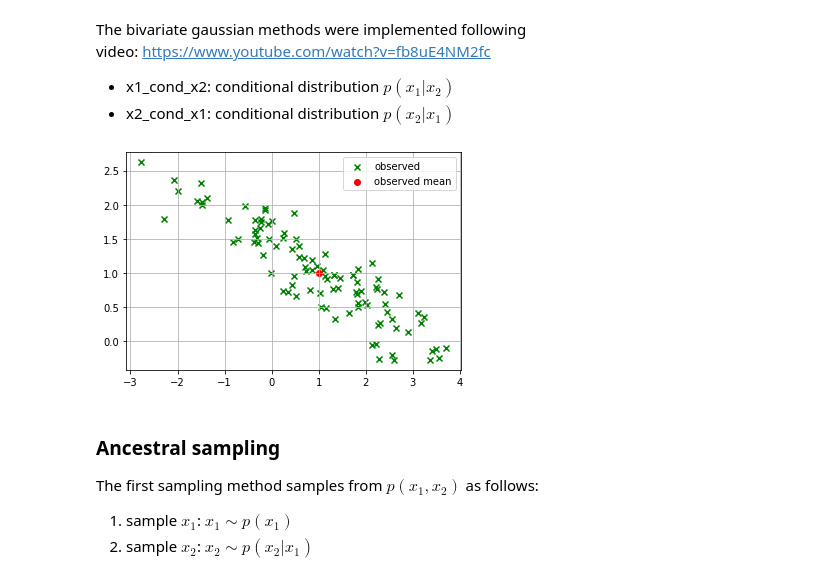
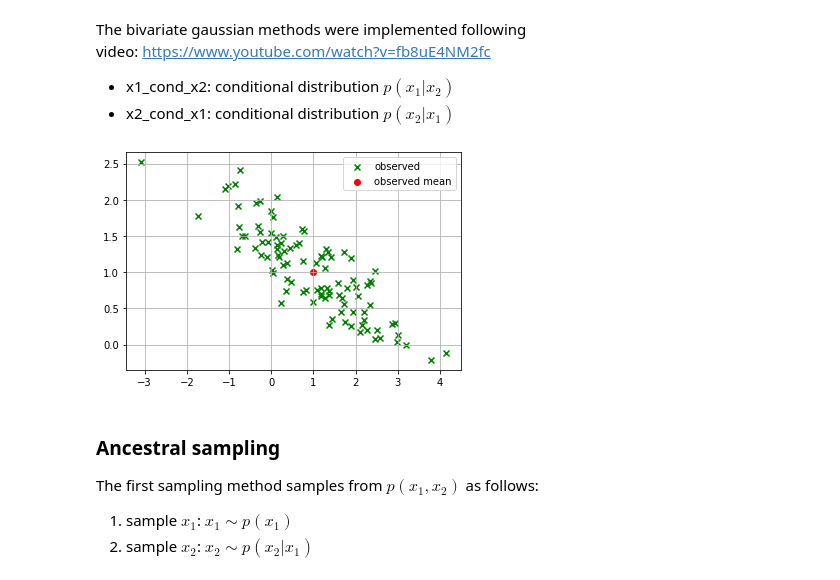
Before and after one commit to pbudzyns/generative-models, a Jupyter notebook: mcmc.ipynb, the cells around one changed output. Cells and saved outputs as stored; diff of their text form; code cells hidden in the pictures.

```diff
--- a/mcmc.ipynb
+++ b/mcmc.ipynb
@@ -122,13 +122,13 @@ class BivariateGaussian:
 # %%
 mean1, std1 = 1, 1.5
 mean2, std2 = 1, 0.7
 corr = -0.9
 
 bivariate_gaussian = BivariateGaussian(mean1, std1, mean2, std2, corr)
 
-plot_samples(target_bi_gaussian.sample(100), mean=(mean1,mean2))
+plot_samples(bivariate_gaussian.sample(100), mean=(mean1,mean2))
 # %% [output]
-[figure, old version]
+[figure, new version]
 # %% [markdown]
 ### Ancestral sampling
 
```
Also changed, not shown: parts of 3 cells of this notebook.
